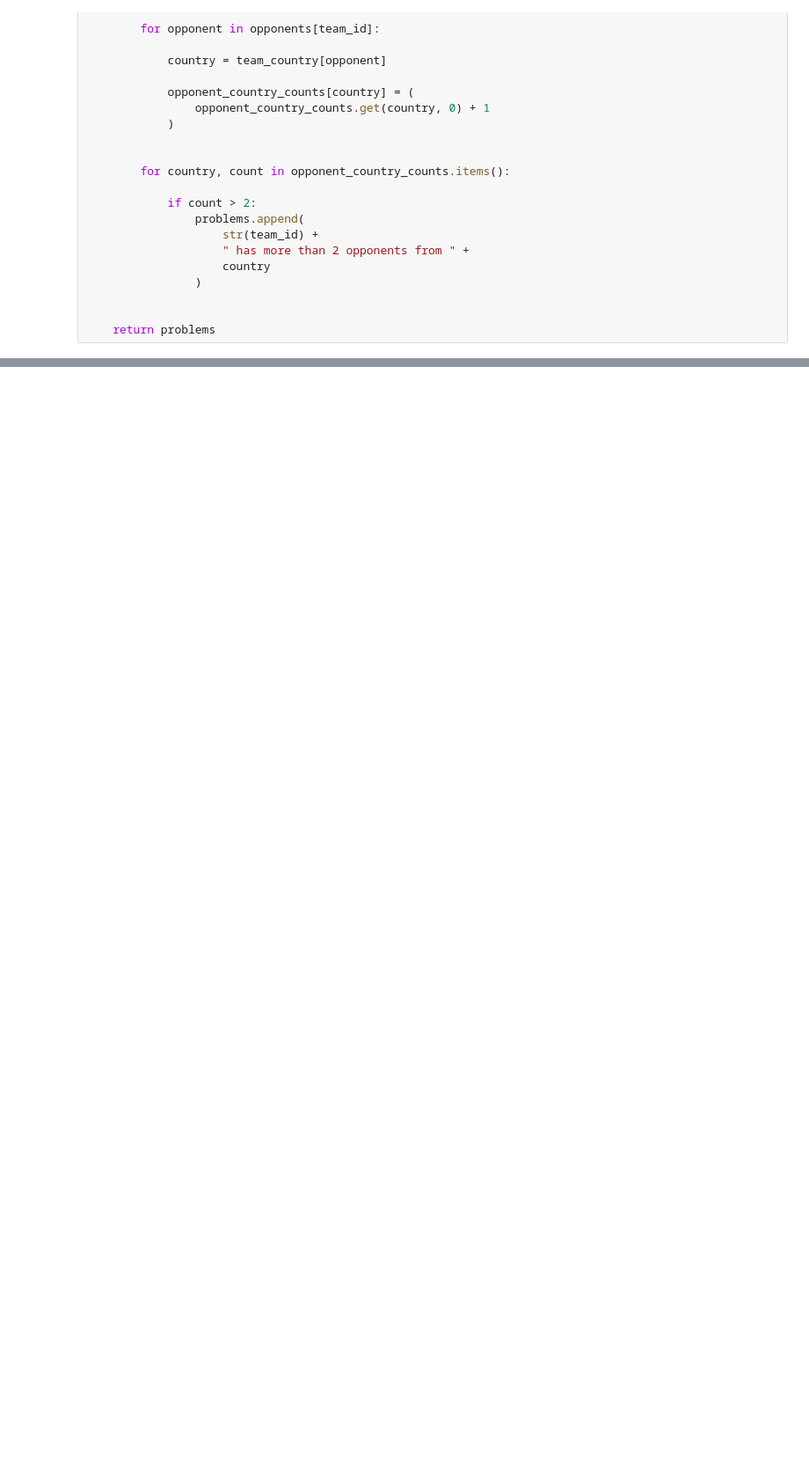
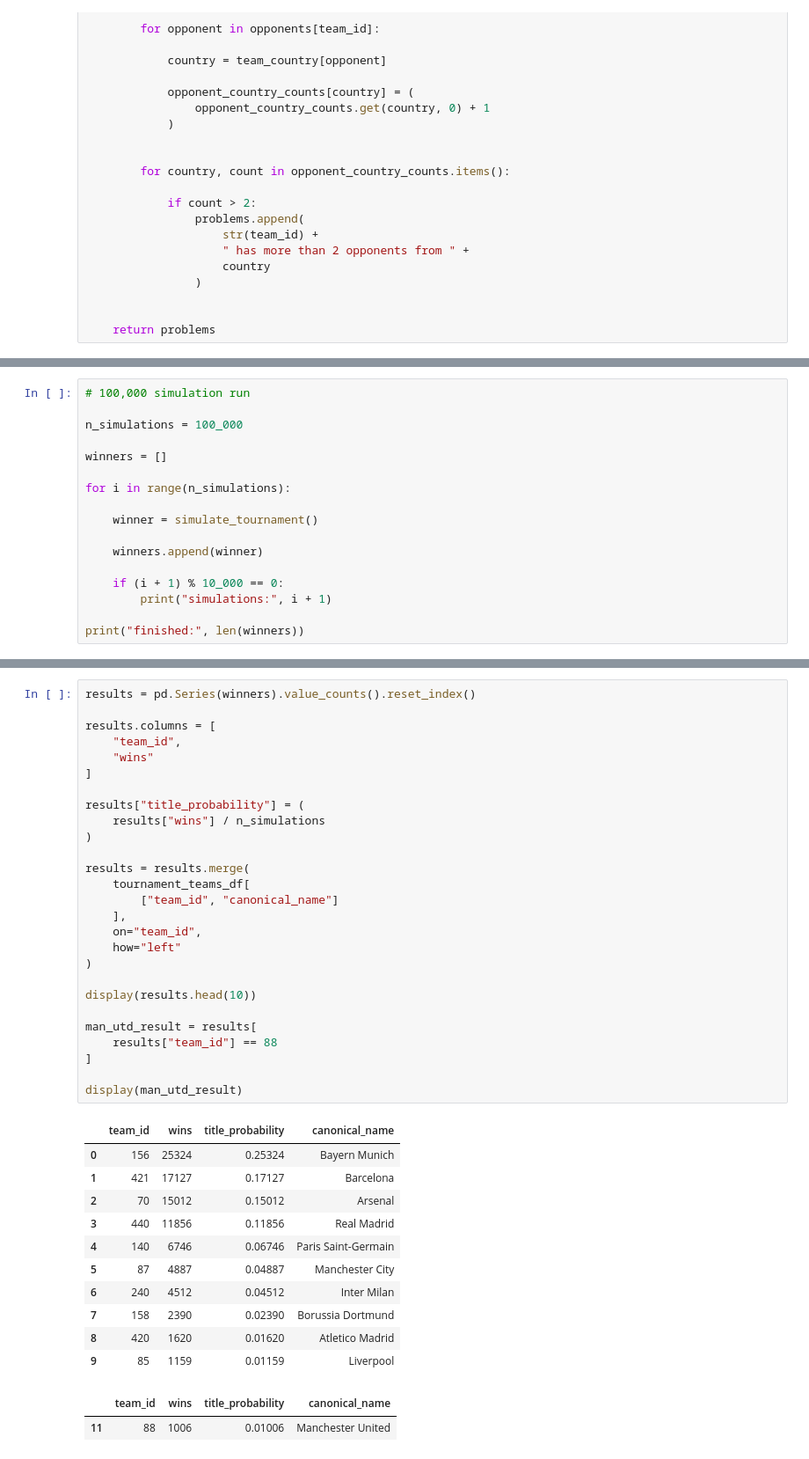
Before and after one commit to rohanhs568/UCL-MU-Predictor, a Jupyter notebook: notebooks/03_cl_simulations.ipynb, the cells around one changed output, grey strips where cells are left out. Shown at 88% size. Drawn from its saved outputs; the diff is of its cells as text; blank space fills up the shorter version.

```diff
--- a/notebooks/03_cl_simulations.ipynb
+++ b/notebooks/03_cl_simulations.ipynb
@@ -1444,0 +2308,17 @@ def validate_draw(league_teams_df, fixtures_df):
+# %%
+# 100,000 simulation run
+
+n_simulations = 100_000
+
+winners = []
+
+for i in range(n_simulations):
+
+    winner = simulate_tournament()
+
+    winners.append(winner)
+
+    if (i + 1) % 10_000 == 0:
+        print("simulations:", i + 1)
+
+print("finished:", len(winners))
@@ -1444,0 +2337,41 @@ def validate_draw(league_teams_df, fixtures_df):
+# %%
+results = pd.Series(winners).value_counts().reset_index()
+
+results.columns = [
+    "team_id",
+    "wins"
+]
+
+results["title_probability"] = (
+    results["wins"] / n_simulations
+)
+
+results = results.merge(
+    tournament_teams_df[
+        ["team_id", "canonical_name"]
+    ],
+    on="team_id",
+    how="left"
+)
+
+display(results.head(10))
+
+man_utd_result = results[
+    results["team_id"] == 88
+]
+
+display(man_utd_result)
+# %% [output]
+|  | team_id | wins | title_probability | canonical_name |
+| 0 | 156 | 25324 | 0.25324 | Bayern Munich |
+| 1 | 421 | 17127 | 0.17127 | Barcelona |
+| 2 | 70 | 15012 | 0.15012 | Arsenal |
+| 3 | 440 | 11856 | 0.11856 | Real Madrid |
+| 4 | 140 | 6746 | 0.06746 | Paris Saint-Germain |
+| 5 | 87 | 4887 | 0.04887 | Manchester City |
+| 6 | 240 | 4512 | 0.04512 | Inter Milan |
+| 7 | 158 | 2390 | 0.02390 | Borussia Dortmund |
+| 8 | 420 | 1620 | 0.01620 | Atletico Madrid |
+| 9 | 85 | 1159 | 0.01159 | Liverpool |
+|  | team_id | wins | title_probability | canonical_name |
+| 11 | 88 | 1006 | 0.01006 | Manchester United |
```
Also changed, not shown: parts of 37 cells of this notebook, 4 other files.
